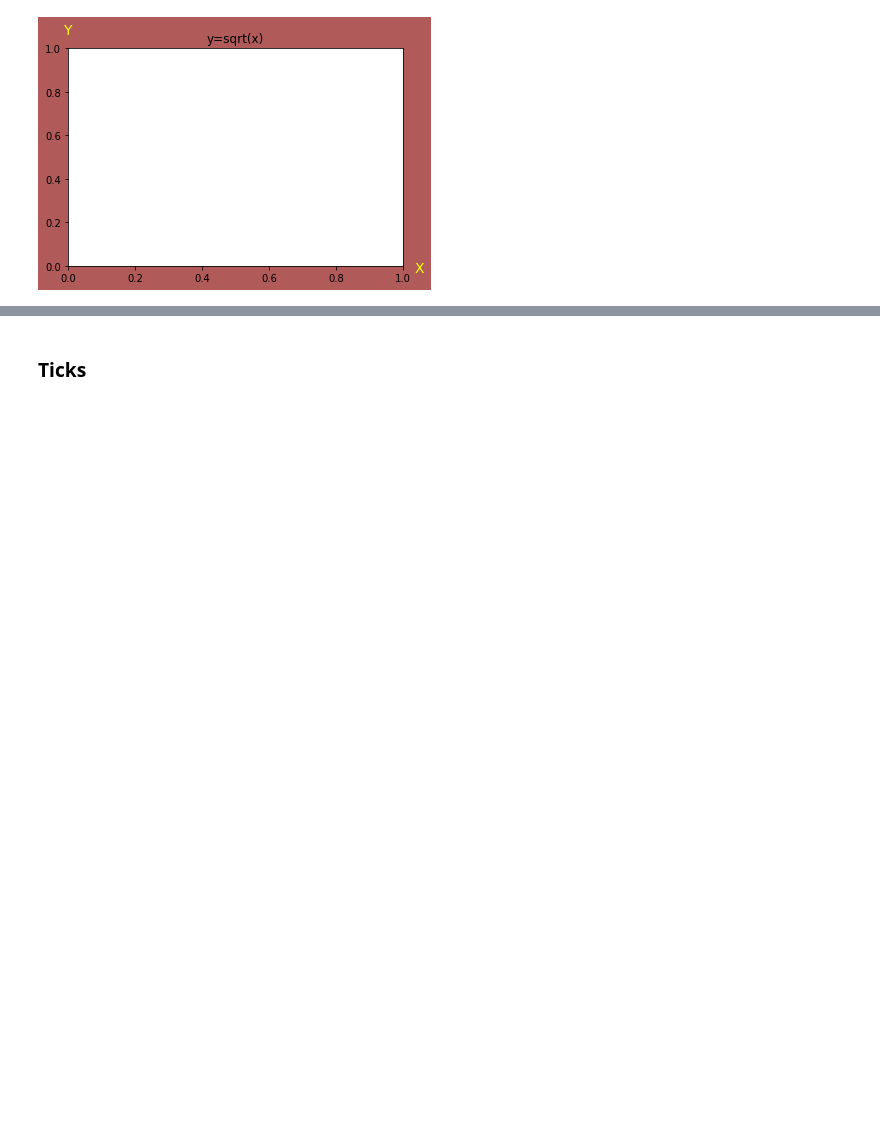
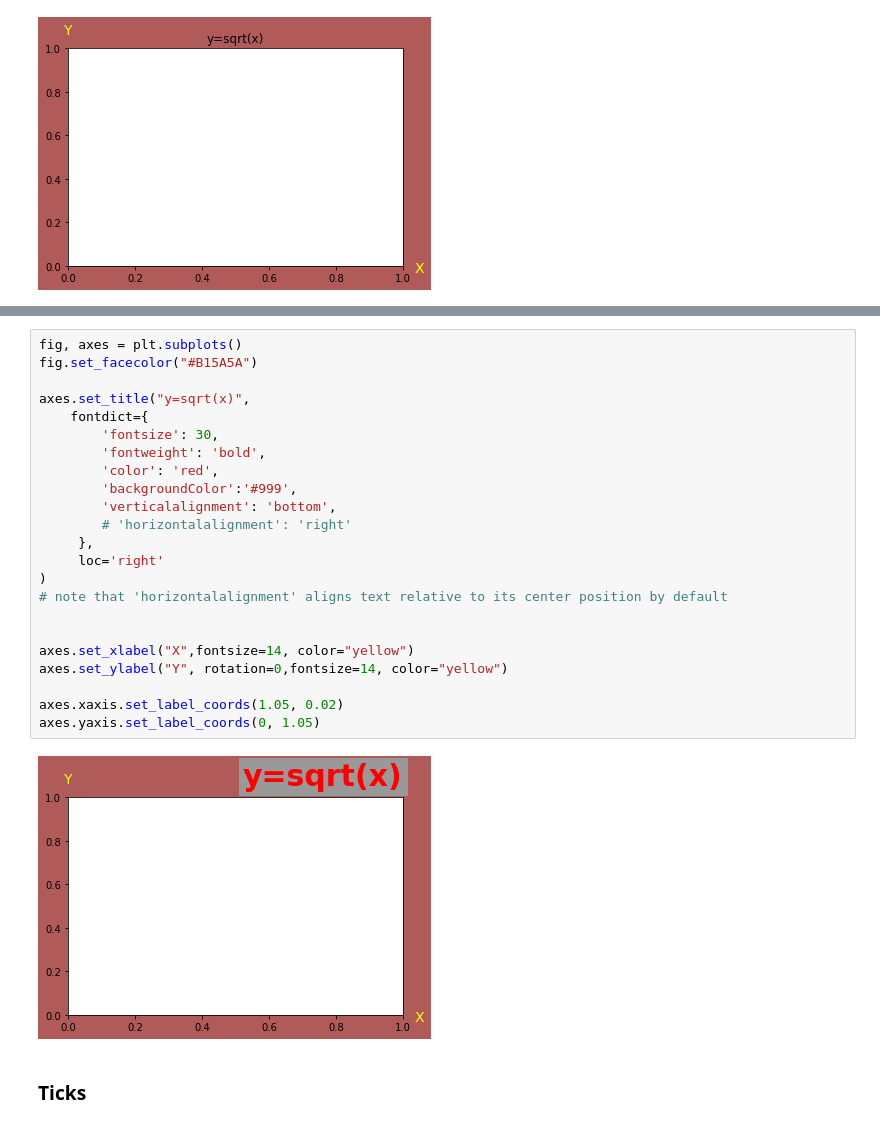
Before and after one commit to ProgressBG-Python-Course/JupyterNotebooksExamples, a Jupyter notebook: Notebooks/matplotlib_pandas_seaborn/matplotlib_intro.ipynb, the cells around one changed output, grey strips where cells are left out. Saved outputs shown, nothing was run; the diff lists cells and outputs as text; blank space fills up the shorter version.

```diff
--- a/Notebooks/matplotlib_pandas_seaborn/matplotlib_intro.ipynb
+++ b/Notebooks/matplotlib_pandas_seaborn/matplotlib_intro.ipynb
@@ -114,3 +136,28 @@ axes.yaxis.set_label_coords(0, 1.05)
+# %%
+fig, axes = plt.subplots()
+fig.set_facecolor("#B15A5A")
+
+axes.set_title("y=sqrt(x)",
+	fontdict={
+		'fontsize': 30,
+		'fontweight': 'bold',
+		'color': 'red',
+		'backgroundColor':'#999',
+		'verticalalignment': 'bottom',
+		# 'horizontalalignment': 'right'
+	 },
+	 loc='right'
+)
+# note that 'horizontalalignment' aligns text relative to its center position by default
+
+
+axes.set_xlabel("X",fontsize=14, color="yellow")
+axes.set_ylabel("Y", rotation=0,fontsize=14, color="yellow")
+
+axes.xaxis.set_label_coords(1.05, 0.02)
+axes.yaxis.set_label_coords(0, 1.05)
+# %% [output]
+[figure, added]
 # %% [markdown]
 ### Ticks
 # %% [markdown]
```
Also changed, not shown: parts of 15 cells of this notebook, 3 other files.
